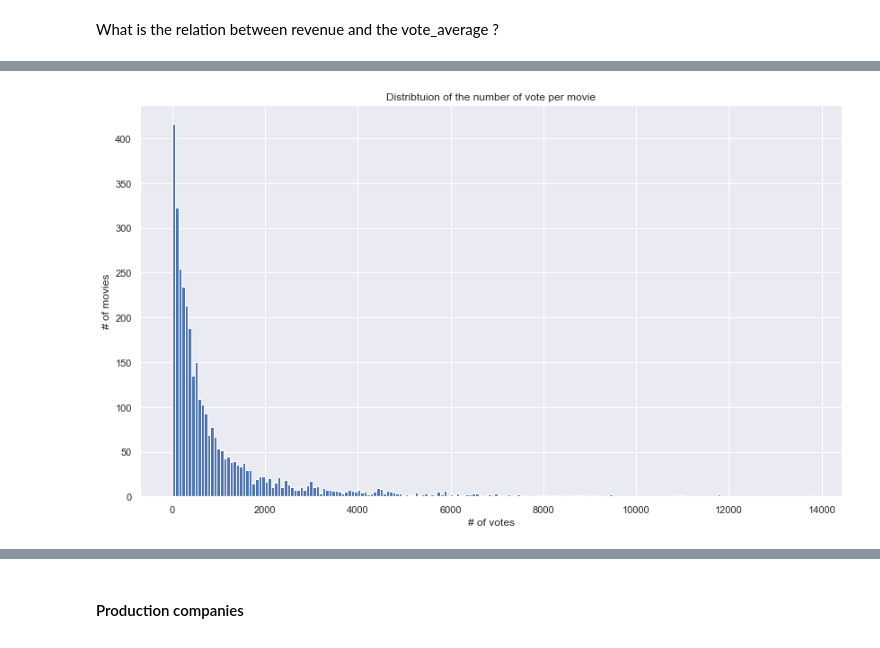
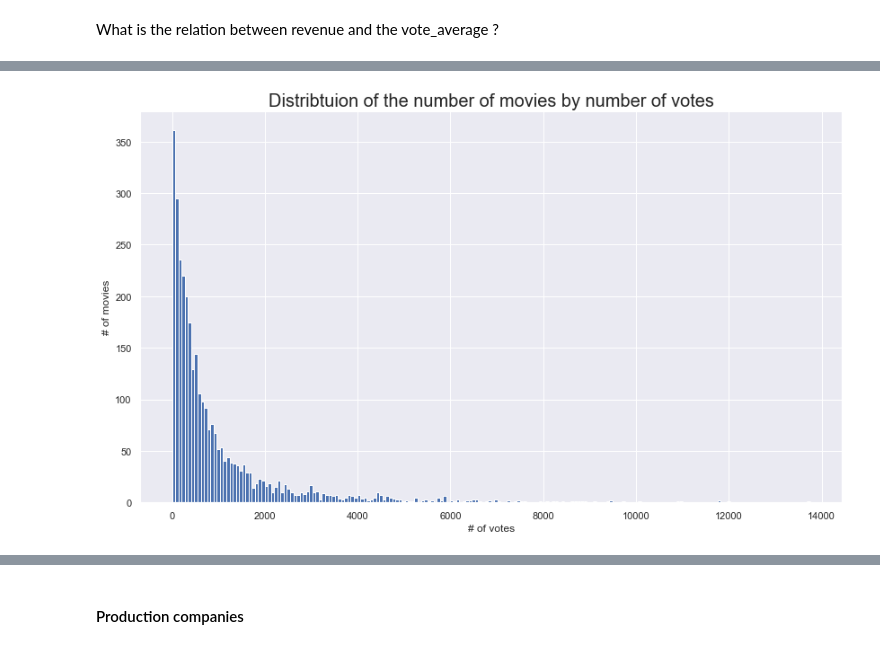
Before and after one commit to ridhachahed/Project-TMDB-5000-Movie-Dataset, a Jupyter notebook: Untitled.ipynb, the cells around one changed output, grey strips where cells are left out. Saved outputs shown, nothing was run; the diff lists cells and outputs as text; code cells hidden in the pictures.

```diff
--- a/Untitled.ipynb
+++ b/Untitled.ipynb
@@ -93,0 +164,5 @@ dtype: int64
+# %%
+outlier_thresh=1000
+movie_df=movie_df[movie_df.budget>outlier_thresh]
+movie_df=movie_df[movie_df.revenue>outlier_thresh]
+len(movie_df)
@@ -93,0 +180,2 @@ dtype: int64
+# %%
+movie_df=movie_df[movie_df.vote_count>0]
@@ -241,6 +378,3 @@ plt.show()
-# %%
-#drop the null values and outliers
-movie_df = movie_df[movie_df['revenue'] >1000]
 # %% [markdown]
 #### Genres
 # %%
@@ -368,3 +503,16 @@ df_movie_pop.head()
 | 788 | Deadpool | 514.569956 |
 | 94 | Guardians of the Galaxy | 481.098624 |
 | 127 | Mad Max: Fury Road | 434.278564 |
+# %%
+x=movie_df["budget"]
+y=movie_df["popularity"]
+fig,ax=plt.subplots(figsize=(18,12))
+plt.scatter(x,y,alpha=0.5,s=5)
+plt.title("Popularity vs budget",fontsize=20)
+plt.xlabel("budget in 100 Millions dollars")
+plt.ylabel("popularity")
+for index , row in movie_df.iterrows():
+    x=row["budget"]
+    y=row["popularity"]
+    if((500000000>x>260000000) | (y>160)):
+        plt.annotate(s=row["title"],xy=(x,y),rotation=20)
@@ -506,9 +658,9 @@ plt.show()
 # %%
 plt.figure(figsize=(14,8))
 plt.hist(movie_df['vote_count'],200)
-plt.title('Distribtuion of the number of vote per movie')
+plt.title('Distribtuion of the number of movies by number of votes',fontsize=20)
 plt.xlabel('# of votes')
 plt.ylabel('# of movies')
 plt.show()
 # %% [output]
-[figure, old version]
+[figure, new version]
```
Also changed, not shown: parts of 149 cells of this notebook.
